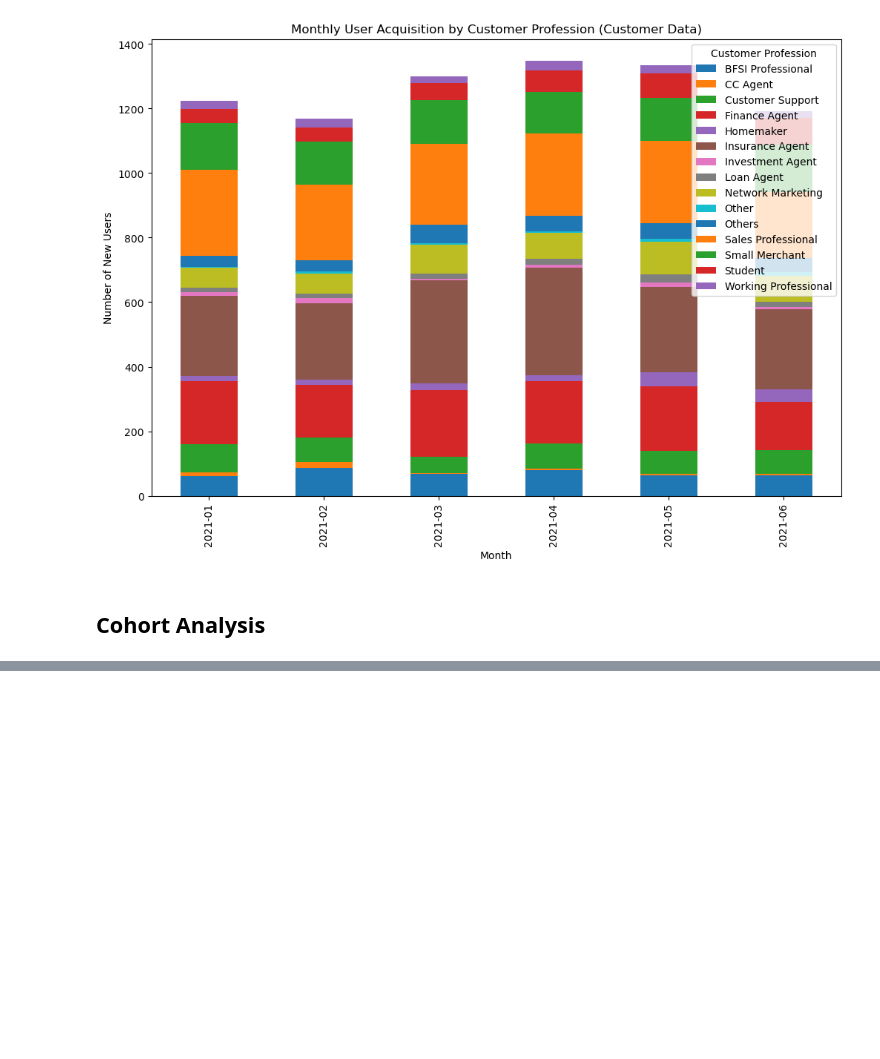
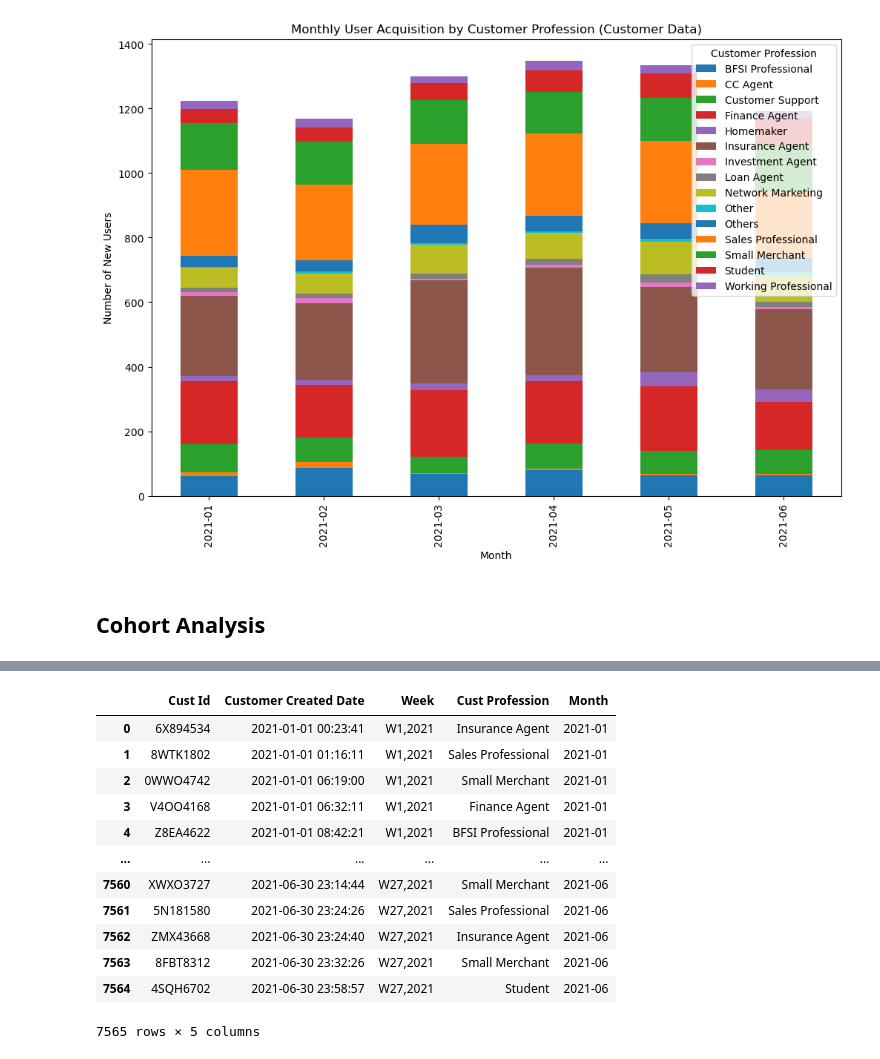
Before and after one commit to Pranav3608/Cohort-Analysis, a Jupyter notebook: cohort_analysis.ipynb, the cells around one changed output, grey strips where cells are left out. Saved outputs shown, nothing was run; the diff lists cells and outputs as text; code cells hidden in the pictures; blank space fills up the shorter version.

```diff
--- a/cohort_analysis.ipynb
+++ b/cohort_analysis.ipynb
@@ -292,0 +309,16 @@ plt.show()
+# %%
+df_customer
+# %% [output]
+|  | Cust Id | Customer Created Date | Week | Cust Profession | Month |
+| 0 | 6X894534 | 2021-01-01 00:23:41 | W1,2021 | Insurance Agent | 2021-01 |
+| 1 | 8WTK1802 | 2021-01-01 01:16:11 | W1,2021 | Sales Professional | 2021-01 |
+| 2 | 0WWO4742 | 2021-01-01 06:19:00 | W1,2021 | Small Merchant | 2021-01 |
+| 3 | V4OO4168 | 2021-01-01 06:32:11 | W1,2021 | Finance Agent | 2021-01 |
+| 4 | Z8EA4622 | 2021-01-01 08:42:21 | W1,2021 | BFSI Professional | 2021-01 |
+| ... | ... | ... | ... | ... | ... |
+| 7560 | XWXO3727 | 2021-06-30 23:14:44 | W27,2021 | Small Merchant | 2021-06 |
+| 7561 | 5N181580 | 2021-06-30 23:24:26 | W27,2021 | Sales Professional | 2021-06 |
+| 7562 | ZMX43668 | 2021-06-30 23:24:40 | W27,2021 | Insurance Agent | 2021-06 |
+| 7563 | 8FBT8312 | 2021-06-30 23:32:26 | W27,2021 | Small Merchant | 2021-06 |
+| 7564 | 4SQH6702 | 2021-06-30 23:58:57 | W27,2021 | Student | 2021-06 |
+7565 rows × 5 columns
```
Also changed, not shown: parts of 4 cells of this notebook.
